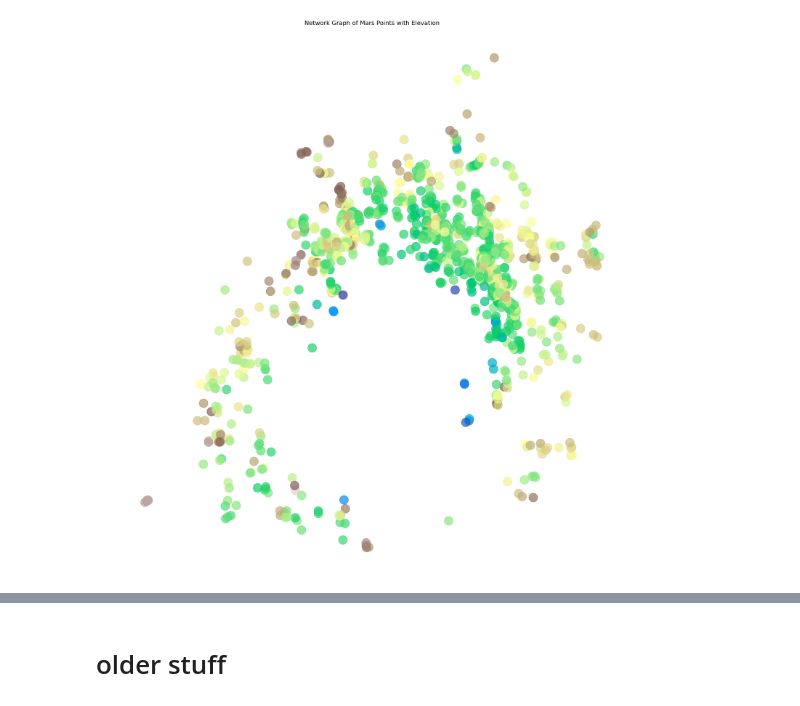
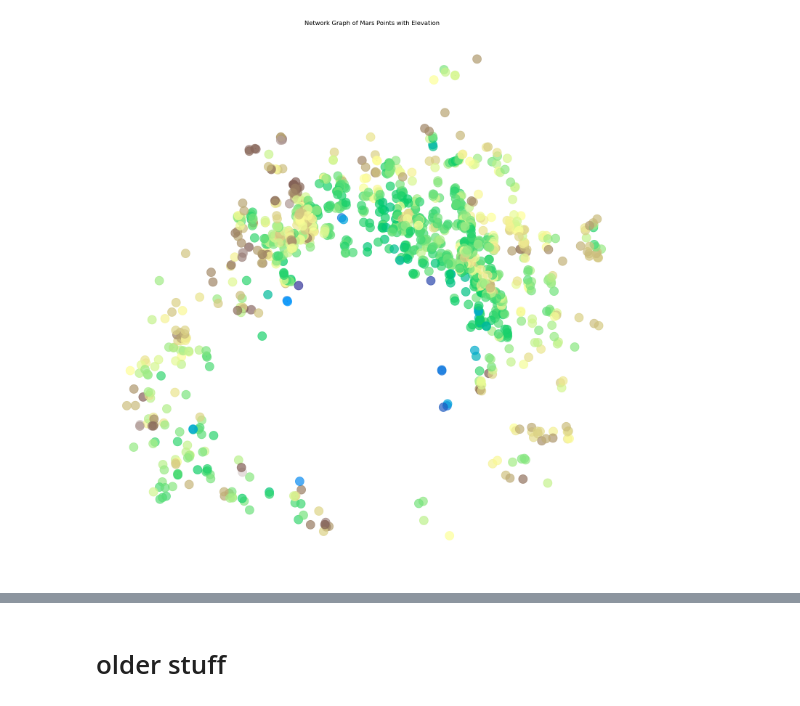
Before and after one commit to Michael-S-Phillips/massif_mapping, a Jupyter notebook: graph_network_analysis.ipynb, the cells around one changed output, grey strips where cells are left out. Saved outputs shown, nothing was run; the diff lists cells and outputs as text; code cells hidden in the pictures.

```diff
--- a/graph_network_analysis.ipynb
+++ b/graph_network_analysis.ipynb
@@ -51,7 +51,7 @@ def custom_distance(p1, p2):
 
 
 # Load your GeoPackage file
-DATE_STRING = "12052024"
+DATE_STRING = "03062025"
 file_path = f"/Users/phillipsm/Documents/Research/MassifMapping/Argyre_QGIS/shape_files/Argyre/all_units_points_argyrePRJ_{DATE_STRING}.gpkg"
 gdf = gpd.read_file(file_path)
 
@@ -173,34 +173,34 @@ sm.set_array([])  # This is needed to avoid warning messages
 plt.figure(figsize=(15, 15))
 
 # Get positions for plotting, include elevation in z-axis (3D plot)
 pos = {
     node: (G.nodes[node]["position"][0], G.nodes[node]["position"][1])
     for node in G.nodes
 }
 
 # Draw the network graph with the elevation influencing node size or color
 # node_sizes = [G.nodes[node]['position'][2] / 100 for node in G.nodes]  # Scale node size by elevation
 # node_colors = [G.nodes[node]['position'][2] for node in G.nodes]  # Use elevation for color
 
 # Draw the network graph
 nx.draw(
     G,
     pos,
     with_labels=False,
     node_color=node_colors,
     cmap=plt.cm.terrain,
     font_size=8,
     font_weight="bold",
     alpha=0.7,
 )
 
 # Add a color bar using the ScalarMappable object
 # plt.colorbar(sm, label='Elevation (m)')
 
 plt.title("Network Graph of Mars Points with Elevation")
 plt.show()
 # %% [output]
-[figure, old version]
+[figure, new version]
 # %%
 import numpy as np
 import pandas as pd
```
Also changed, not shown: parts of 8 cells of this notebook.
